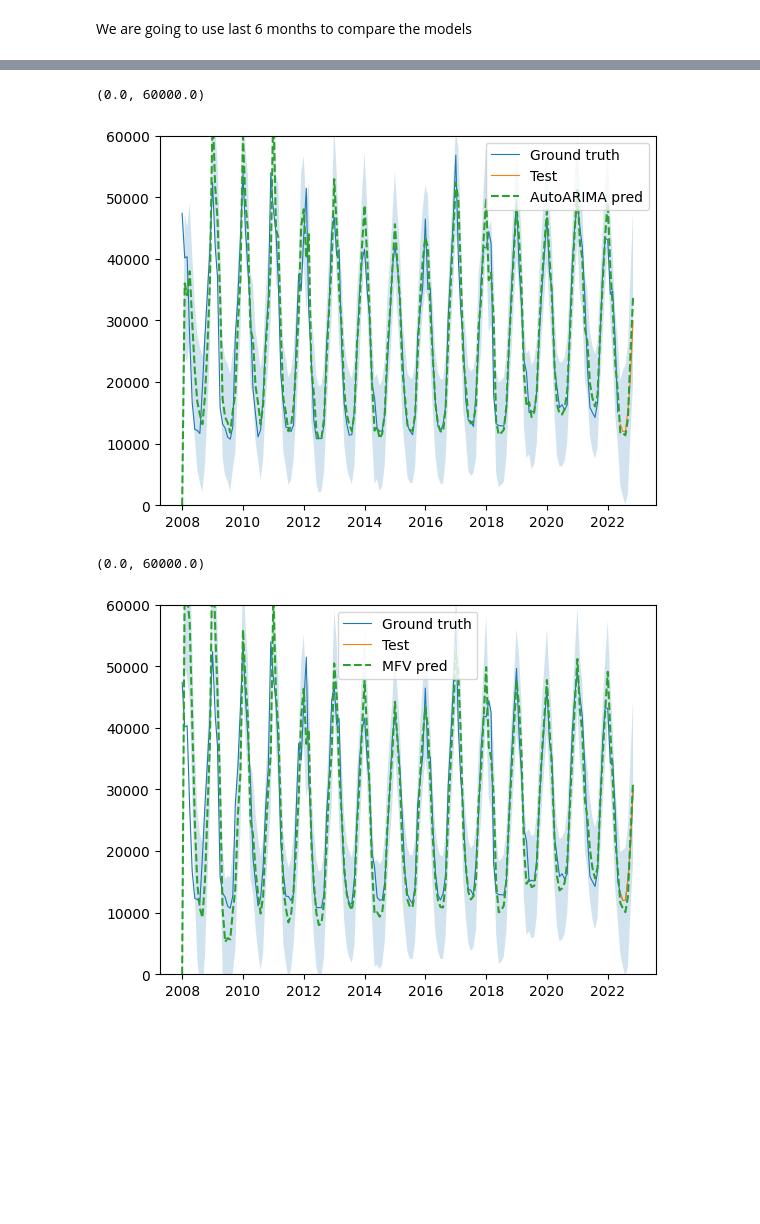
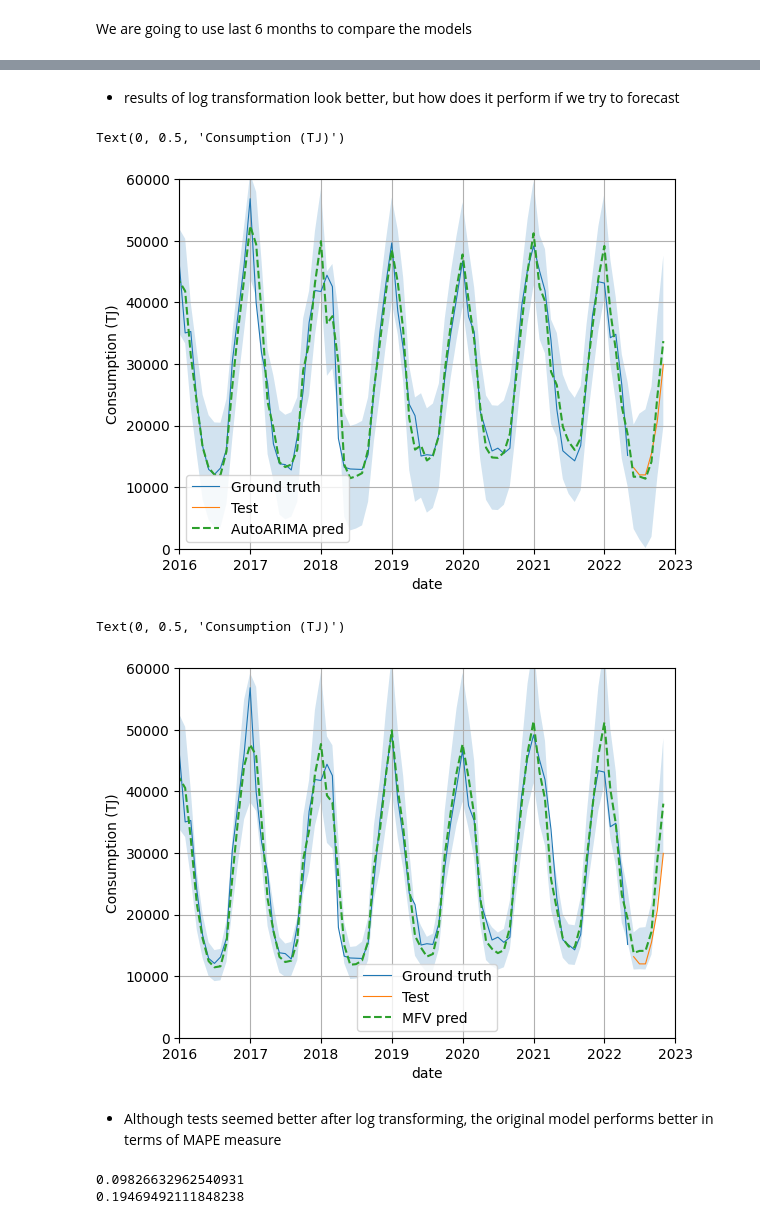
Before and after one commit to NevoleMarek/NI-SCR-assignment, a Jupyter notebook: project.ipynb, the cells around one changed output, grey strips where cells are left out. Cells and saved outputs as stored; diff of their text form; code cells hidden in the pictures; blank space fills up the shorter version.

```diff
--- a/project.ipynb
+++ b/project.ipynb
@@ -9,6 +9,7 @@ This repository contains the exam project for the "NI-SCR" course of Statistical
 # %% [markdown]
 ## Imports
 # %%
+import datetime
 from itertools import product
 import warnings
 warnings.filterwarnings('ignore')
@@ -23,6 +24,8 @@ from sklearn.model_selection import ParameterGrid
 import statsmodels as sm
 from statsmodels.graphics.tsaplots import plot_acf, plot_pacf
 from statsmodels.tsa.stattools import adfuller, kpss
+
+plt.rcParams['axes.grid'] = True
 # %% [markdown]
 ## Data
 # %% [markdown]
@@ -281,9 +284,14 @@ First we are going to train the model on all training data.
 # %%
-res = pmd.auto_arima(
+m = pmd.auto_arima(
     train,
     start_p=0, start_q=0,
-    max_p=3, max_q=3, m=12, d=1, D=1,
+    m=12, d=1, D=1,
     start_P=0, max_P=2, start_Q=0, max_Q=2,
-    information_criterion='aic', trace=False,
-    seasonal=True, n_jobs=32, stepwise=False
+    information_criterion='bic', trace=False,
+    seasonal=True, n_jobs=32, stepwise=False,
+    error_action='ignore', with_intercept=False
 )
+
+print(m.summary())
+print(f'SMAPE score {smape(test, m.predict(6))}')
+m.plot_diagnostics().tight_layout()
@@ -398,22 +357,41 @@ Warnings:
+# %% [markdown]
+* results of log transformation look better, but how does it perform if we try to forecast
 # %%
 plt.plot(train, lw=0.8, label='Ground truth')
 plt.plot(test, lw=0.8, label='Test')
-pred, ci = res.predict_in_sample(end=178, return_conf_int=True)
+pred, ci = m.predict_in_sample(end=178, return_conf_int=True)
 plt.plot(pred, '--', label='AutoARIMA pred',)
 plt.fill_between(pred.index, ci[:,0], ci[:,1], alpha=0.2)
 plt.legend()
 plt.ylim(0,60000)
+plt.xlim(datetime.date(2016,1,1),datetime.date(2023,1,1))
+plt.xlabel('date')
+plt.ylabel('Consumption (TJ)')
 # %% [output]
-(0.0, 60000.0)
+Text(0, 0.5, 'Consumption (TJ)')
-[figure, old version]
+[figure, new version]
 # %%
-plt.plot(df_cng, lw=0.8, label='Ground truth')
-plt.plot(test, lw=0.8, label='Test')
-pred, ci = r_mfv.predict_in_sample(end=178, return_conf_int=True)
-plt.plot(pred,'--', label='MFV pred')
-plt.fill_between(pred.index, ci[:,0], ci[:,1], alpha=0.2)
+plt.plot(np.exp(train_log), lw=0.8, label='Ground truth')
+plt.plot(np.exp( test_log), lw=0.8, label='Test')
+pred, ci = m_alt.predict_in_sample(end=178, return_conf_int=True)
+plt.plot(np.exp(pred),'--', label='MFV pred')
+plt.fill_between(pred.index, np.exp(ci[:,0]), np.exp(ci[:,1]), alpha=0.2)
 plt.legend()
-plt.ylim(0,60000)
+plt.ylim(0, 60000)
+plt.xlim(datetime.date(2016,1,1),datetime.date(2023,1,1))
+plt.xlabel('date')
+plt.ylabel('Consumption (TJ)')
 # %% [output]
-(0.0, 60000.0)
+Text(0, 0.5, 'Consumption (TJ)')
-[figure, old version]
+[figure, new version]
+# %% [markdown]
+* Although tests seemed better after log transforming, the original model performs better in terms of MAPE measure
+# %%
+def mape(y_true, y_pred):
+    return np.sum(np.abs((y_true - y_pred)/y_true))/len(y_true)
+
+print(mape(test['consumption'], m.predict(6)))
+print(mape(np.exp(test_log['consumption']), np.exp(m_alt.predict(6))))
+# %% [output]
+0.09826632962540931
+0.19469492111848238
```
Also changed, not shown: parts of 27 cells of this notebook, 1 other file.
